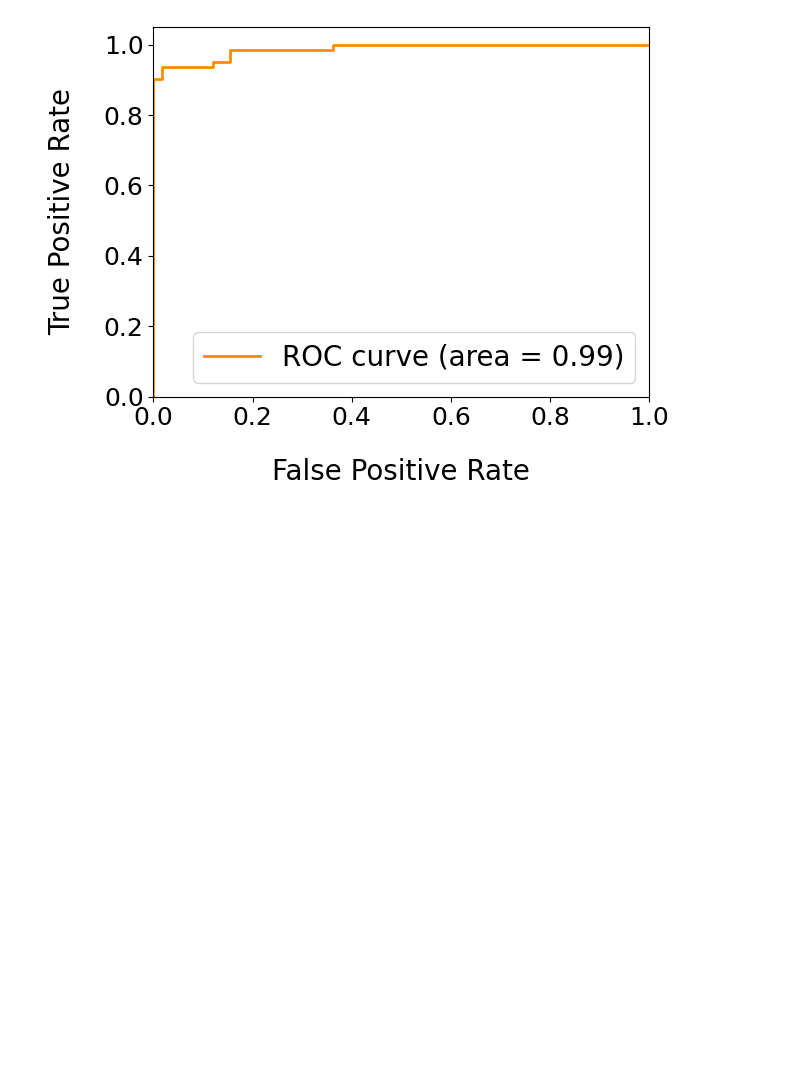
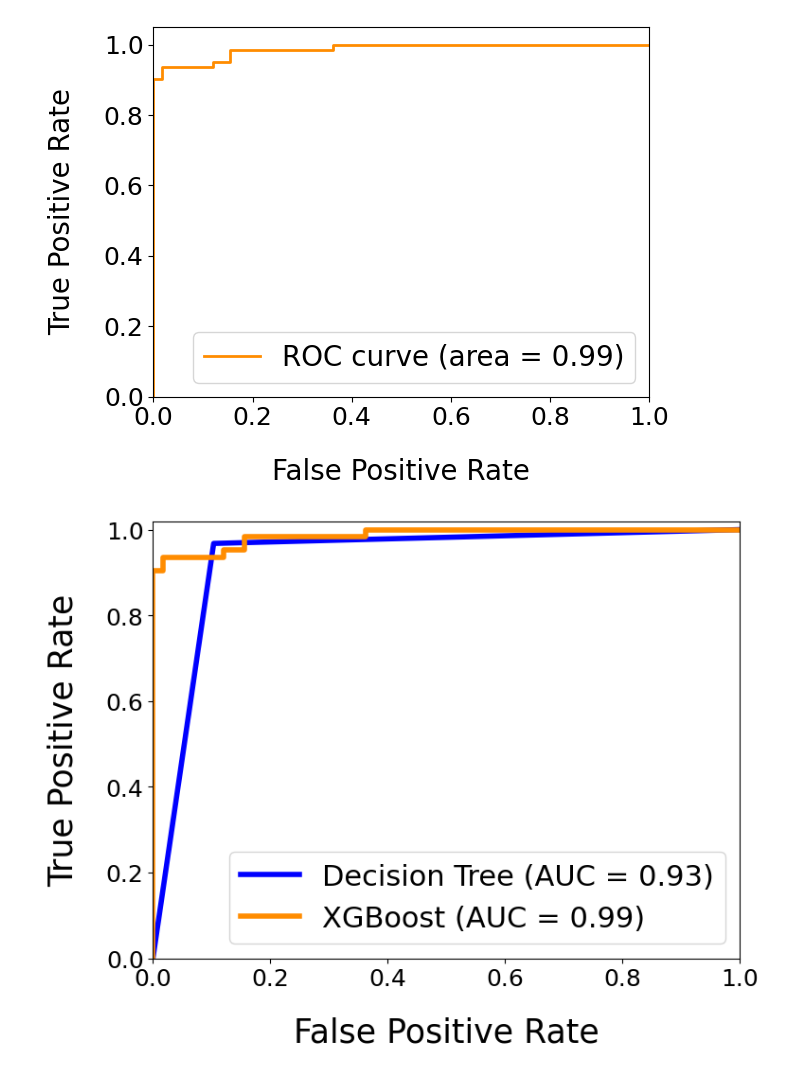
Before and after one commit to hoanganhnguyen1198/gongrsw24, a Jupyter notebook: 5_6_compile_dataset_and_train.ipynb, the cells around one changed output. Drawn from its saved outputs; the diff is of its cells as text; code cells hidden in the pictures; blank space fills up the shorter version.

Commit message:
update: add ROC curves

```diff
--- a/5_6_compile_dataset_and_train.ipynb
+++ b/5_6_compile_dataset_and_train.ipynb
@@ -587,3 +581,32 @@ plt.legend(loc="lower right", fontsize=20)
 plt.savefig("xgb_roc.svg")
 # %% [output]
 [figure]
+# %%
+from sklearn.metrics import roc_curve, auc
+
+import matplotlib.pyplot as plt
+
+# Decision Tree ROC
+y_prob_tree = modeltreegrid.predict_proba(X_test)[:, 1]
+fpr_tree, tpr_tree, _ = roc_curve(y_test_encoded, y_prob_tree)
+roc_auc_tree = auc(fpr_tree, tpr_tree)
+
+# XGBoost ROC
+y_prob_xgb = search.predict_proba(X_test)[:, 1]
+fpr_xgb, tpr_xgb, _ = roc_curve(y_test_encoded, y_prob_xgb)
+roc_auc_xgb = auc(fpr_xgb, tpr_xgb)
+
+plt.figure(figsize=(8, 6))
+plt.plot(fpr_tree, tpr_tree, color='blue', lw=4, label='Decision Tree (AUC = %0.2f)' % roc_auc_tree)
+plt.plot(fpr_xgb, tpr_xgb, color='darkorange', lw=4, label='XGBoost (AUC = %0.2f)' % roc_auc_xgb)
+# plt.plot([0, 1], [0, 1], color='navy', lw=2, linestyle='--')
+
+plt.xlim([0.0, 1.0])
+plt.ylim([0.0, 1.02])
+plt.xlabel('False Positive Rate', fontsize=25, labelpad=20)
+plt.ylabel('True Positive Rate', fontsize=25, labelpad=20)
+plt.tick_params(axis='both', which='major', labelsize=18)
+plt.legend(loc="lower right", fontsize=22)
+plt.savefig("dt_xgb_roc.svg")
+# %% [output]
+[figure, added]
```
Also changed, not shown: parts of 3 cells of this notebook, 2 other files.
